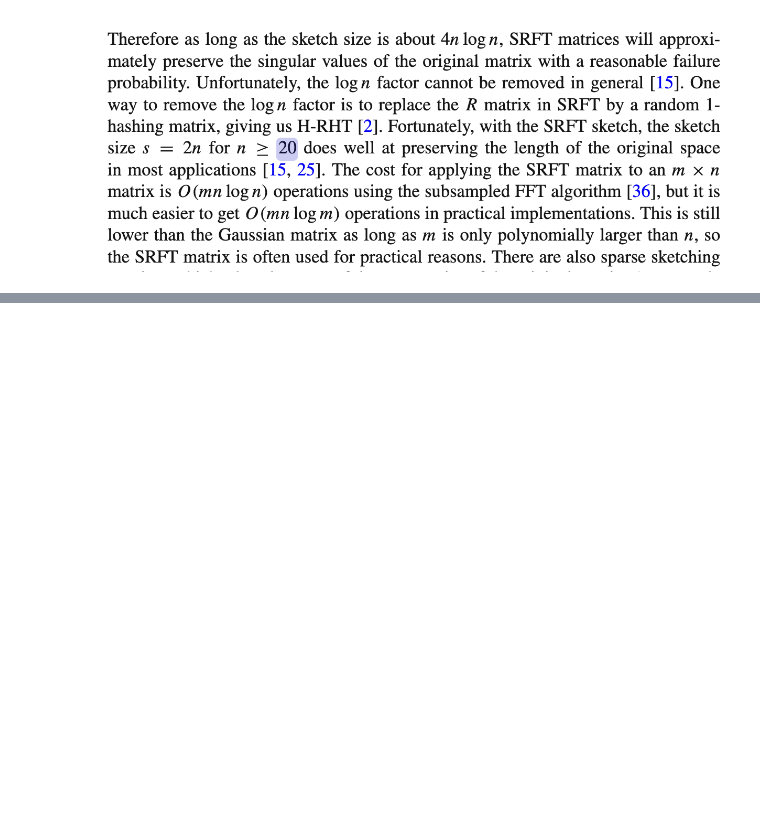
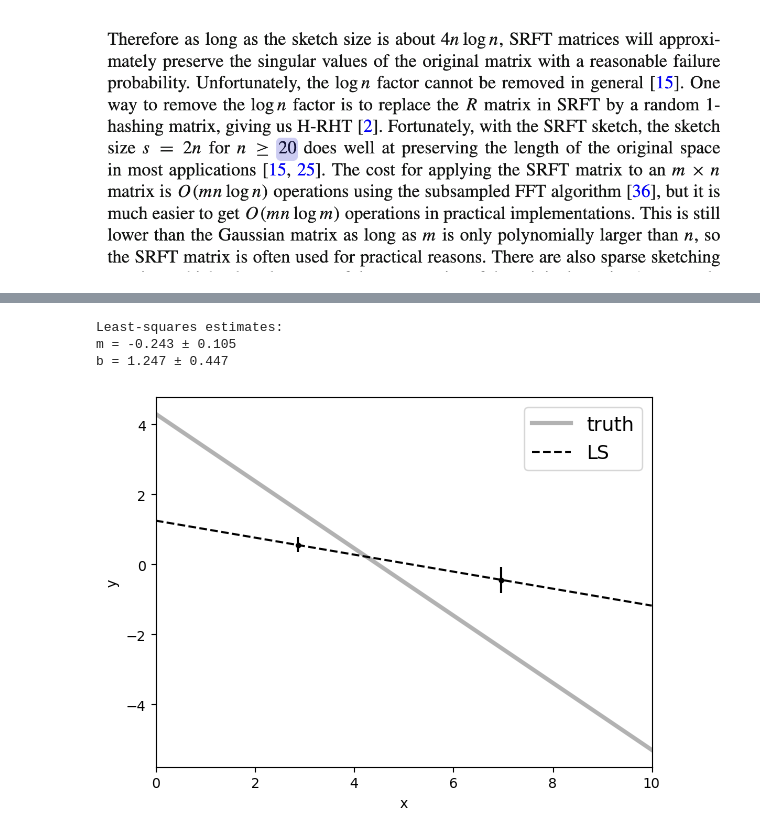
Before and after one commit to brianjpetersen/aaakit, a Jupyter notebook: test.ipynb, the cells around one changed output, grey strips where cells are left out. Cells and saved outputs as stored; diff of their text form; code cells hidden in the pictures; blank space fills up the shorter version.

```diff
--- a/test.ipynb
+++ b/test.ipynb
@@ -147,0 +259,22 @@ a.nbytes
+# %%
+A = np.vander(x, 2)
+C = np.diag(yerr * yerr)
+ATA = np.dot(A.T, A / (yerr**2)[:, None])
+cov = np.linalg.inv(ATA)
+w = np.linalg.solve(ATA, np.dot(A.T, y / yerr**2))
+print("Least-squares estimates:")
+print("m = {0:.3f} ± {1:.3f}".format(w[0], np.sqrt(cov[0, 0])))
+print("b = {0:.3f} ± {1:.3f}".format(w[1], np.sqrt(cov[1, 1])))
+
+plt.errorbar(x, y, yerr=yerr, fmt=".k", capsize=0)
+plt.plot(x0, m_true * x0 + b_true, "k", alpha=0.3, lw=3, label="truth")
+plt.plot(x0, np.dot(np.vander(x0, 2), w), "--k", label="LS")
+plt.legend(fontsize=14)
+plt.xlim(0, 10)
+plt.xlabel("x")
+plt.ylabel("y");
+# %% [output]
+Least-squares estimates:
+m = -0.243 ± 0.105
+b = 1.247 ± 0.447
+[figure, added]
```
Also changed, not shown: parts of 19 cells of this notebook, 1 other file.
